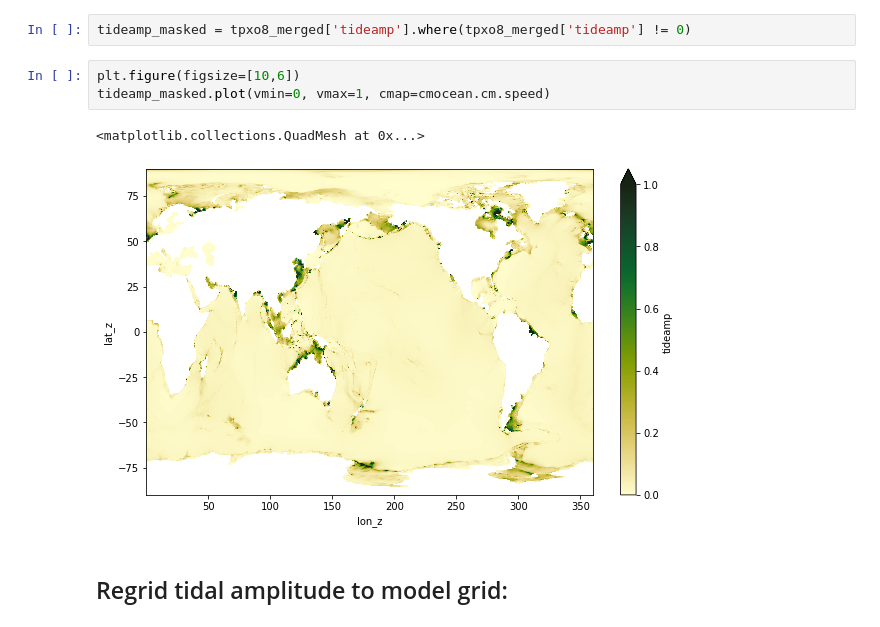
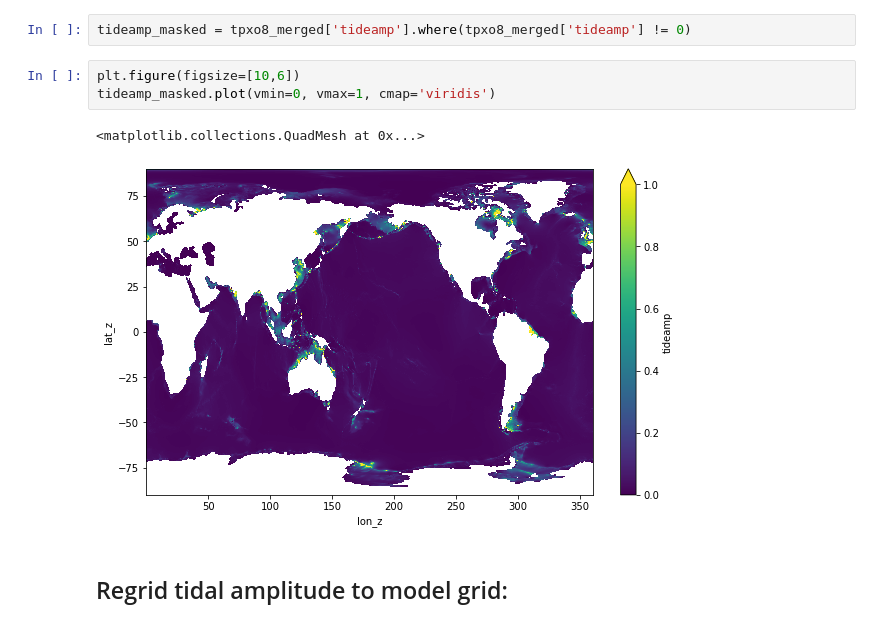
Before and after one commit to raphaeldussin/OM4p25_tideamp, a Jupyter notebook: Tidal_forcing_TPXO8_OM4p25.ipynb, the cells around one changed output. Cells and saved outputs as stored; diff of their text form.

```diff
--- a/Tidal_forcing_TPXO8_OM4p25.ipynb
+++ b/Tidal_forcing_TPXO8_OM4p25.ipynb
@@ -221,10 +220,10 @@ Mask the source array:
 tideamp_masked = tpxo8_merged['tideamp'].where(tpxo8_merged['tideamp'] != 0)
 # %%
 plt.figure(figsize=[10,6])
-tideamp_masked.plot(vmin=0, vmax=1, cmap=cmocean.cm.speed)
+tideamp_masked.plot(vmin=0, vmax=1, cmap='viridis')
 # %% [output]
 <matplotlib.collections.QuadMesh at 0x...>
-[figure, old version]
+[figure, new version]
 # %% [markdown]
 ## Regrid tidal amplitude to model grid:
 # %%
```
Also changed, not shown: parts of 5 cells of this notebook, 6 other files.
